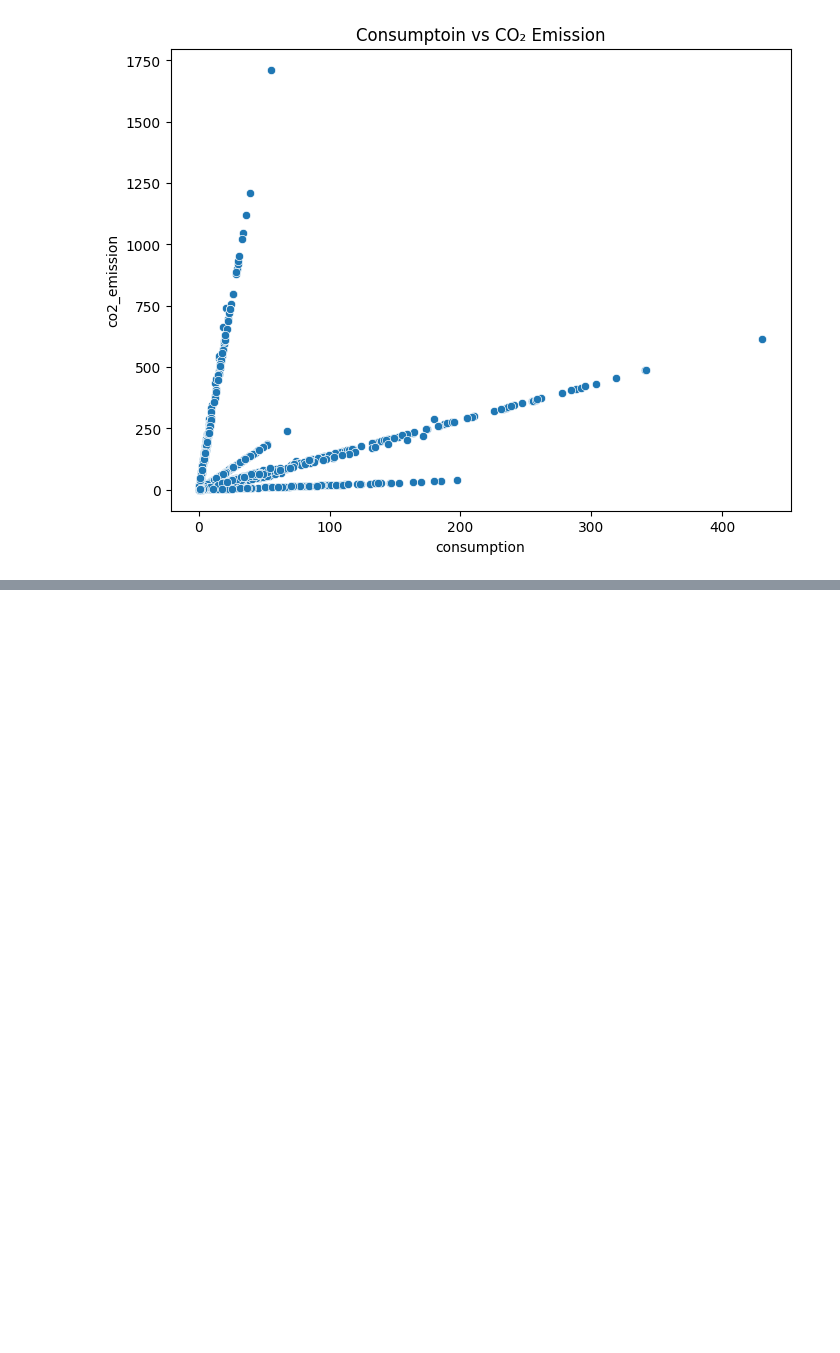
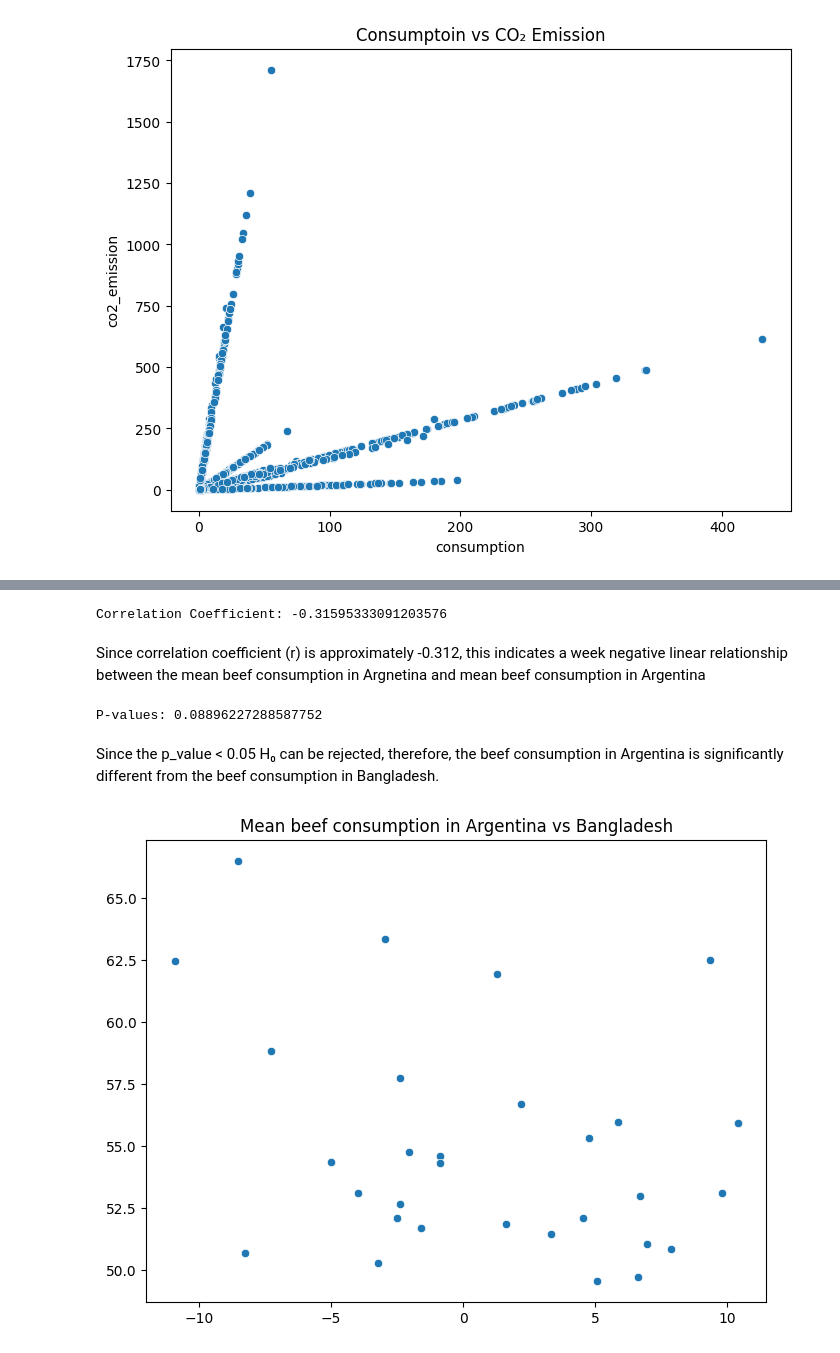
Before and after one commit to KudoroEsther/Files-Data_Analysis-, a Jupyter notebook: Class_Task6/CorrelationTask.ipynb, the cells around one changed output, grey strips where cells are left out. Drawn from its saved outputs; the diff is of its cells as text; code cells hidden in the pictures; blank space fills up the shorter version.

Commit message:
Correlation

```diff
--- a/Class_Task6/CorrelationTask.ipynb
+++ b/Class_Task6/CorrelationTask.ipynb
@@ -66,6 +66,6 @@ arg_consumption_mean
 np.float64(55.48)
 # %%
 #Creating samples around the mean
-rg_beef_samples = np.random.normal(loc=arg_consumption_mean, scale=5, size=30) #creates a normal distribution of 30 numbers +-5 values around the mean
-rg_beef_samples
+arg_beef_samples = np.random.normal(loc=arg_consumption_mean, scale=5, size=30) #creates a normal distribution of 30 numbers +-5 values around the mean
+arg_beef_samples
 # %% [output]
@@ -114,0 +121,3 @@ plt.show()
+# %%
+bang_beef = df[(df["country"] == "Bangladesh") & (df["food_category"]=="beef")]
+bang_beef
@@ -114,0 +127,3 @@ plt.show()
+# %%
+bang_beef_mean = bang_beef["consumption"].mean()
+print(f"Average beef consumption in Bangledesh: {bang_beef_mean}")
@@ -114,0 +132,4 @@ plt.show()
+# %%
+#Creating samples
+bang_beef_samples = np.random.normal(loc=bang_beef_mean, scale=5, size=30)
+bang_beef_samples
@@ -114,0 +147,19 @@ plt.show()
+# %%
+print(f"Correlation Coefficient: {corr}")
+# %% [output]
+Correlation Coefficient: -0.31595333091203576
+# %% [markdown]
+Since correlation coefficient (r) is approximately -0.312, this indicates a week negative linear relationship between the mean beef consumption in Argnetina and mean beef consumption in Argentina
+# %%
+print(f"P-values: {p_val}")
+# %% [output]
+P-values: 0.08896227288587752
+# %% [markdown]
+Since the p_value < 0.05 H₀ can be rejected, therefore, the beef consumption in Argentina is significantly different from the beef consumption in Bangladesh.
+# %%
+plt.figure(figsize=(8,6))
+sns.scatterplot(x=bang_beef_samples, y=arg_beef_samples)
+plt.title("Mean beef consumption in Argentina vs Bangladesh")
+plt.show()
+# %% [output]
+[figure, added]
```
Also changed, not shown: parts of 6 cells of this notebook.
